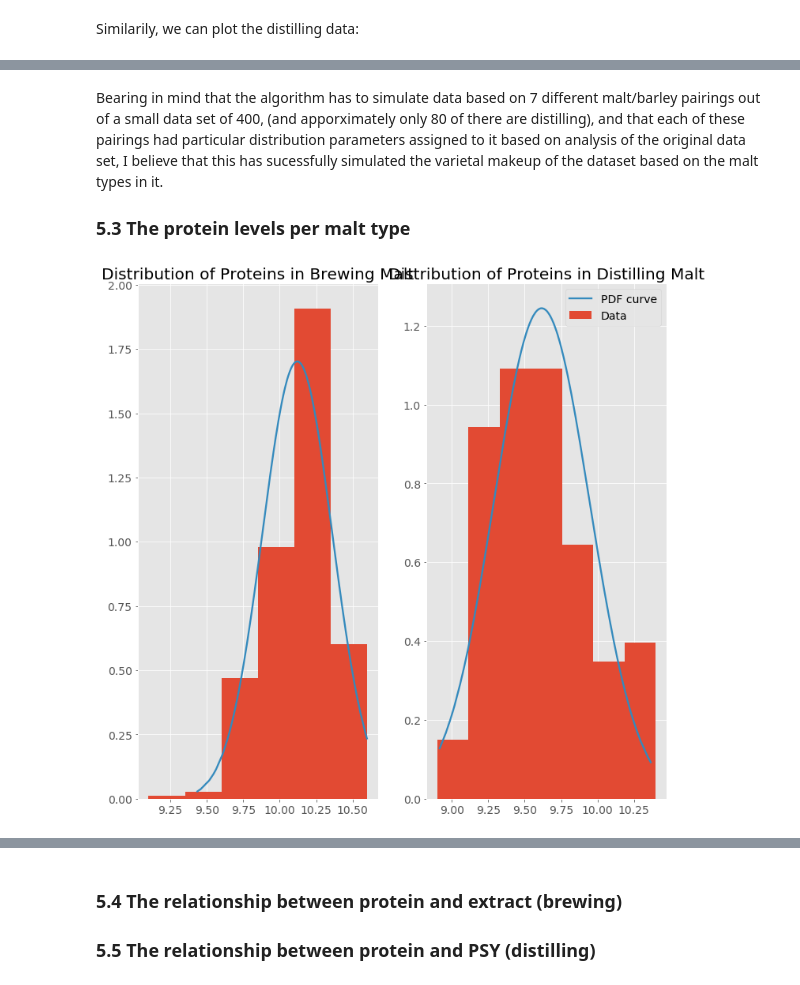
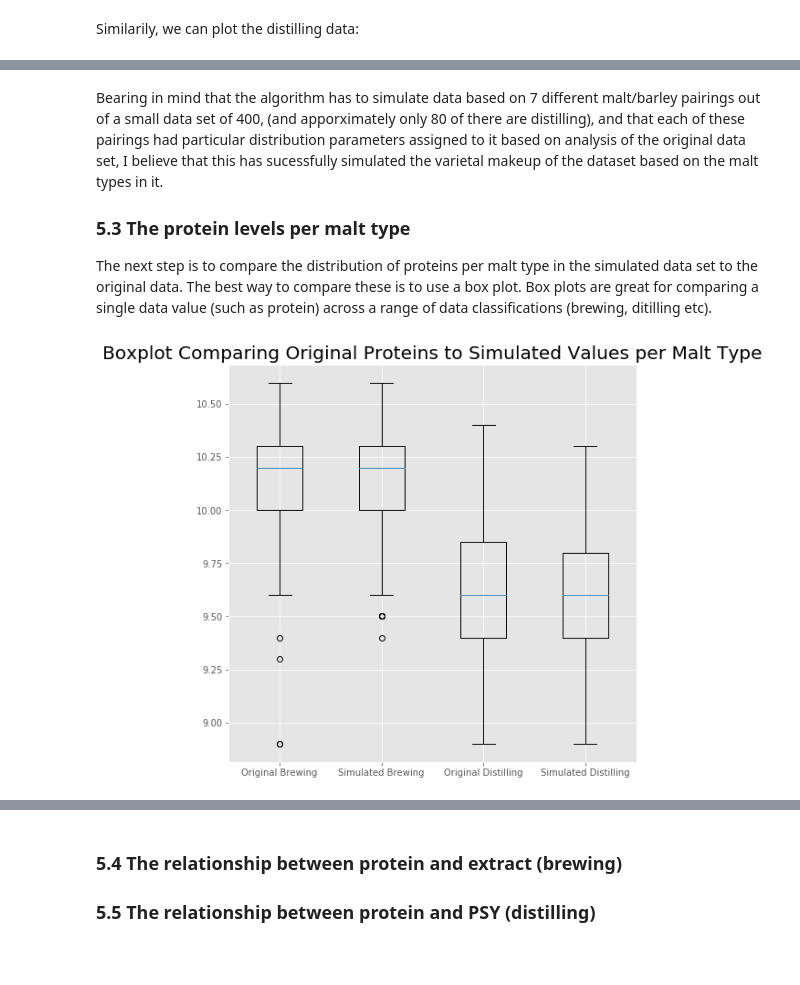
Before and after one commit to shkyler/gmit-pfda-project, a Jupyter notebook: datasimulation.ipynb, the cells around one changed output, grey strips where cells are left out. Cells and saved outputs as stored; diff of their text form; code cells hidden in the pictures; blank space fills up the shorter version.

```diff
--- a/datasimulation.ipynb
+++ b/datasimulation.ipynb
@@ -570,45 +571,18 @@ plt.show()
 Bearing in mind that the algorithm has to simulate data based on 7 different malt/barley pairings out of a small data set of 400, (and apporximately only 80 of there are distilling), and that each of these pairings had particular distribution parameters assigned to it based on analysis of the original data set, I believe that this has sucessfully simulated the varietal makeup of the dataset based on the malt types in it.
 
 ### 5.3 The protein levels per malt type
+
+The next step is to compare the distribution of proteins per malt type in the simulated data set to the original data. The best way to compare these is to use a box plot. Box plots are great for comparing a single data value (such as protein) across a range of data classifications (brewing, ditilling etc).
-# %%
-  #lower, upper, mu, and sigma are calculated for brewing
-b_lower, b_upper = sim_brew['protein'].min(), sim_brew['protein'].max()
-b_mu, b_sigma = sim_brew['protein'].mean(), sim_brew['protein'].std()
-
-#lower, upper, mu, and sigma are calculated for both distilling
-d_lower, d_upper = sim_dist['protein'].min(), sim_dist['protein'].max()
-d_mu, d_sigma = sim_dist['protein'].mean(), sim_dist['protein'].std()
-
-#instantiate an object b_X for brewing using the above four parameters,
-b_X = stats.truncnorm((b_lower - b_mu) / b_sigma, (b_upper - b_mu) / b_sigma, loc=b_mu, scale=b_sigma)
-
-#instantiate an object d_X for distilling using the above four parameters,
-d_X = stats.truncnorm((d_lower - d_mu) / d_sigma, (d_upper - d_mu) / d_sigma, loc=d_mu, scale=d_sigma)
-
-#generate 300 sample data for brewing
-b_samples = b_X.rvs(300)
-
-#generate 300 sample data for distilling
-d_samples = d_X.rvs(300)
-
-#compute the PDF of the sample data for brewing
-b_pdf_probs = stats.truncnorm.pdf(b_samples, (b_lower-b_mu)/b_sigma, (b_upper-b_mu)/b_sigma, b_mu, b_sigma)
-
-#compute the PDF of the sample data for distilling
-d_pdf_probs = stats.truncnorm.pdf(d_samples, (d_lower-d_mu)/d_sigma, (d_upper-d_mu)/d_sigma, d_mu, d_sigma)
-
-#make a histogram for the brewing samples
-plt.subplot(1, 2, 1, title='Distribution of Proteins in Brewing Malt')
-plt.hist(sim_brew['protein'], bins=6, density=True, label='Data')
-plt.plot(b_samples[b_samples.argsort()],b_pdf_probs[b_samples.argsort()],linewidth=2.3,label='PDF curve')
-
-#make a histogram for the distilling samples
-plt.subplot(1, 2, 2, title='Distribution of Proteins in Distilling Malt')
-plt.hist(sim_dist['protein'], bins=7, density=True, label='Data')
-plt.plot(d_samples[d_samples.argsort()],d_pdf_probs[d_samples.argsort()],linewidth=2.3,label='PDF curve')
-
-#legend
-plt.legend(loc='best')
-plt.show()
-# %% [output]
-[figure, removed]
+# %%
+# Resize the plots
+plt.rcParams['figure.figsize'] = [8, 8]
+
+# Plot a box plot of displaying the original brewing and distilling as well as the simulated data for each
+# Matplotlib boxplot documentation - https://matplotlib.org/api/_as_gen/matplotlib.pyplot.boxplot.html
+
+plt.boxplot([brewing['protein'], sim_brew['protein'], distilling['protein'], sim_dist['protein']], labels=['Original Brewing','Simulated Brewing','Original Distilling','Simulated Distilling'])
+plt.title('Boxplot Comparing Original Proteins to Simulated Values per Malt Type')
+plt.tick_params(axis='both', which='major', labelsize=10)
+plt.show()
+# %% [output]
+[figure, added]
```
Also changed, not shown: parts of 7 cells of this notebook, 2 other files.
